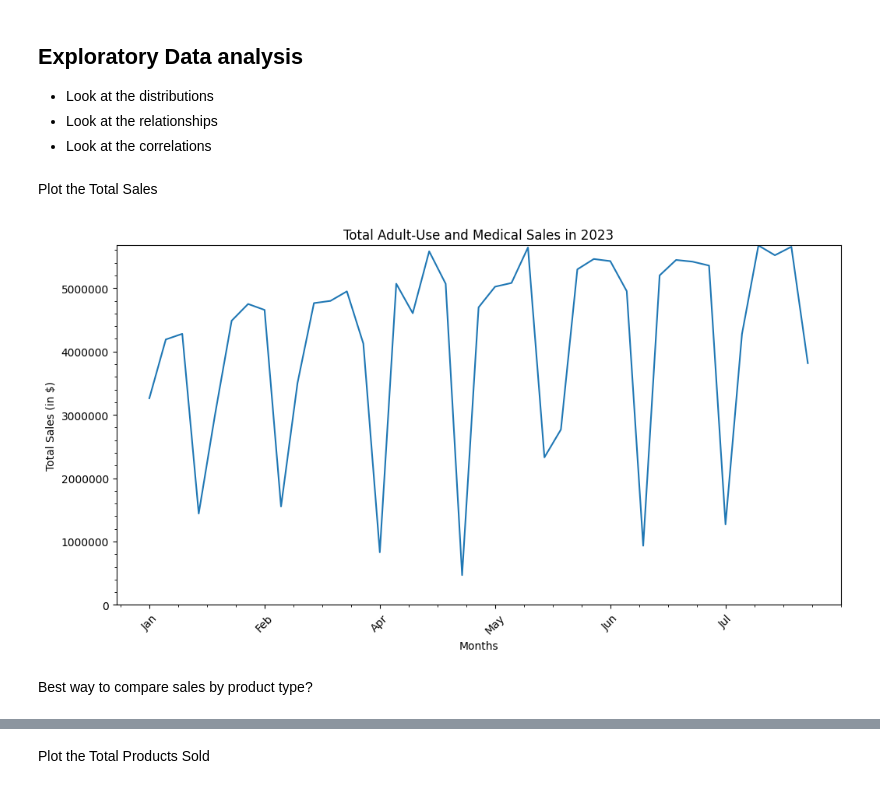
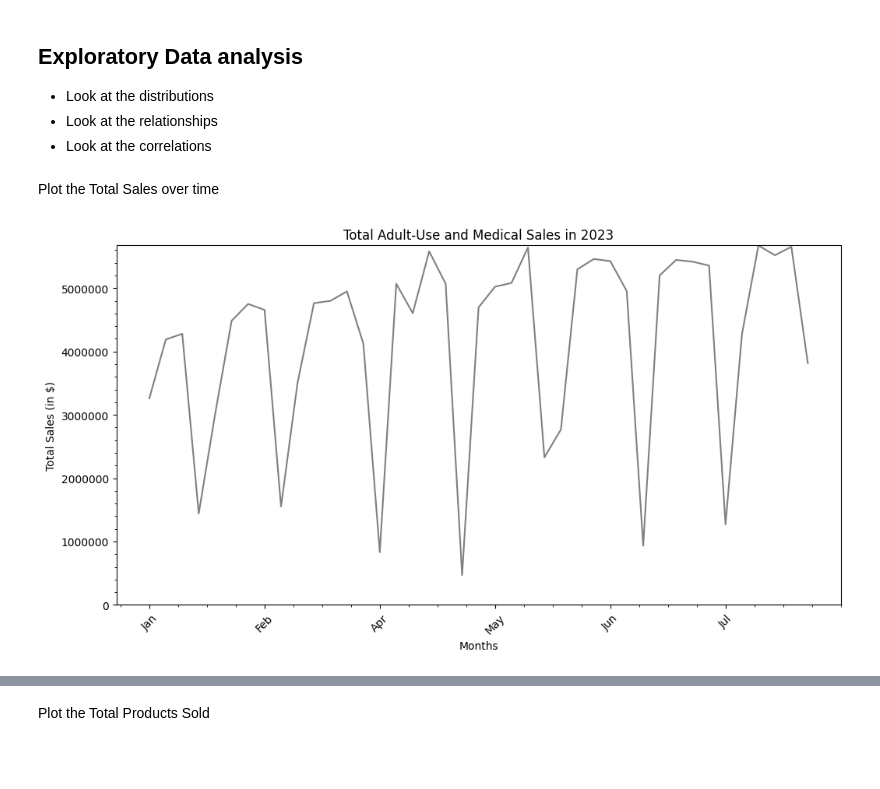
Before and after one commit to TSAKONG22/Cannabis-Sales-Machine-Learning-Model, a Jupyter notebook: Cannabis Product Project.ipynb, the cells around one changed output, grey strips where cells are left out. Saved outputs shown, nothing was run; the diff lists cells and outputs as text; code cells hidden in the pictures; blank space fills up the shorter version.

```diff
--- a/Cannabis Product Project.ipynb
+++ b/Cannabis Product Project.ipynb
@@ -204,37 +206,36 @@ memory usage: 3.0 KB
 - Look at the relationships
 - Look at the correlations
 # %% [markdown]
-Plot the Total Sales
+Plot the Total Sales over time
 # %%
 # Create the figure
 plt.figure(figsize=(12,6))
 
 # Plot the datae
 plt.plot(
     df.index,
-    df['Total Adult-Use and Medical Sales']
+    df['Total Adult-Use and Medical Sales'],
+    color = 'grey'
 )
 
 # Set x-axis major ticks as month names
 plt.xticks(df.index[::7], df['Week Ending'].dt.strftime('%b')[::7])
 
 # Set x-axis as minor ticks as "Month-Day" values
 plt.minorticks_on()
 
 # Label the plot
 plt.title('Total Adult-Use and Medical Sales in 2023')
 plt.xlabel('Months')
 plt.ylabel('Total Sales (in $)')
 
 # Adjust the y-axis labels
 plt.ylim(0, max(df['Total Adult-Use and Medical Sales']))
 plt.ticklabel_format(style='plain',axis='y')
 
 # Rotate the x-axis labels for better readability
 plt.xticks(rotation=45)
 
 plt.show()
 # %% [output]
-[figure, old version]
+[figure, new version]
-# %% [markdown]
-Best way to compare sales by product type?
```
Also changed, not shown: parts of 10 cells of this notebook.
